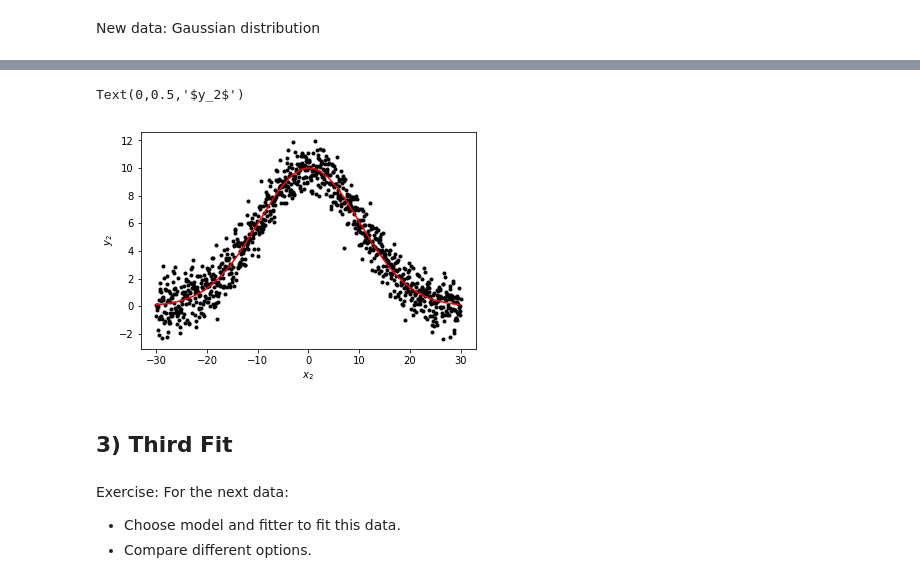
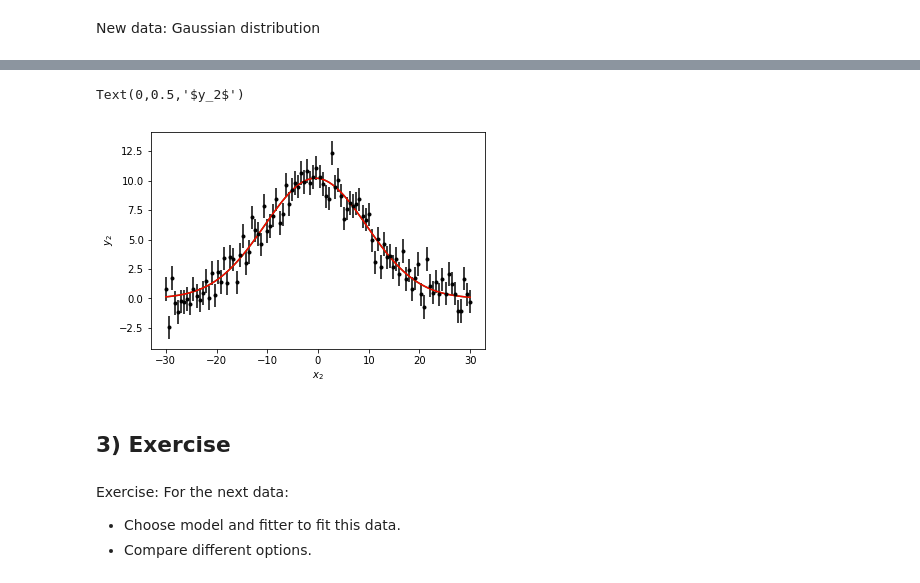
Before and after one commit to rkiman/Tutorials, a Jupyter notebook: Models-Quick-Fit/Models-Quick-Fit.ipynb, the cells around one changed output, grey strips where cells are left out. Cells and saved outputs as stored; diff of their text form; code cells hidden in the pictures.

```diff
--- a/Models-Quick-Fit/Models-Quick-Fit.ipynb
+++ b/Models-Quick-Fit/Models-Quick-Fit.ipynb
@@ -112,7 +158,10 @@ Text(0,0.5,'$y$')
 New data: Gaussian distribution
 # %%
 mu, sigma, amplitude = 0.0, 10.0, 10.0
-x2 = np.linspace(-30, 30, 1000)
+N = 100
+x2 = np.linspace(-30, 30, N)
 y2 = amplitude * np.exp(-(x2-mu)**2 / (2*sigma**2))
 y2 = np.array([y_point + np.random.normal(0, 1) for y_point in y2])
+sigma = 1
+y2_err = np.ones(N)*sigma
 # %%
@@ -130,4 +174,4 @@ Exercise: Fit this data using the Gaussian1D model and the same fitter we used f
 # %%
 model_gaussian = models.Gaussian1D()
 fitter = fitting.LevMarLSQFitter()
-best_fit2 = fitter(model_gaussian, x2, y2)
+best_fit_1 = fitter(model_gaussian, x2, y2)
@@ -143,0 +178,9 @@ fitter.objective_function
+# %%
+import scipy
+
+def f(x,a,b,c):
+    return a * np.exp(-(x-b)**2/(2.0*c**2))
+# %%
+popt, pcov = scipy.optimize.curve_fit(f,x2, y2, sigma = y1_err)
+a,b,c = popt
+best_fit_2 = f(x2,a,b,c)
@@ -144,13 +210,14 @@ fitter.objective_function
 # %%
-plt.plot(x2, y2, 'k.')
-plt.plot(x2, y_fit, 'r-')
+plt.errorbar(x2, y2, yerr=y2_err, fmt='k.')
+plt.plot(x2, best_fit_1(x2), 'g-')
+plt.plot(x2, best_fit_2, 'r-')
 plt.xlabel('$x_2$')
 plt.ylabel('$y_2$')
 # %% [output]
 Text(0,0.5,'$y_2$')
-[figure, old version]
+[figure, new version]
 # %% [markdown]
-## 3) Third Fit
+## 3) Exercise
 # %% [markdown]
 Exercise: For the next data:
 * Choose model and fitter to fit this data.
```
Also changed, not shown: parts of 44 cells of this notebook.
